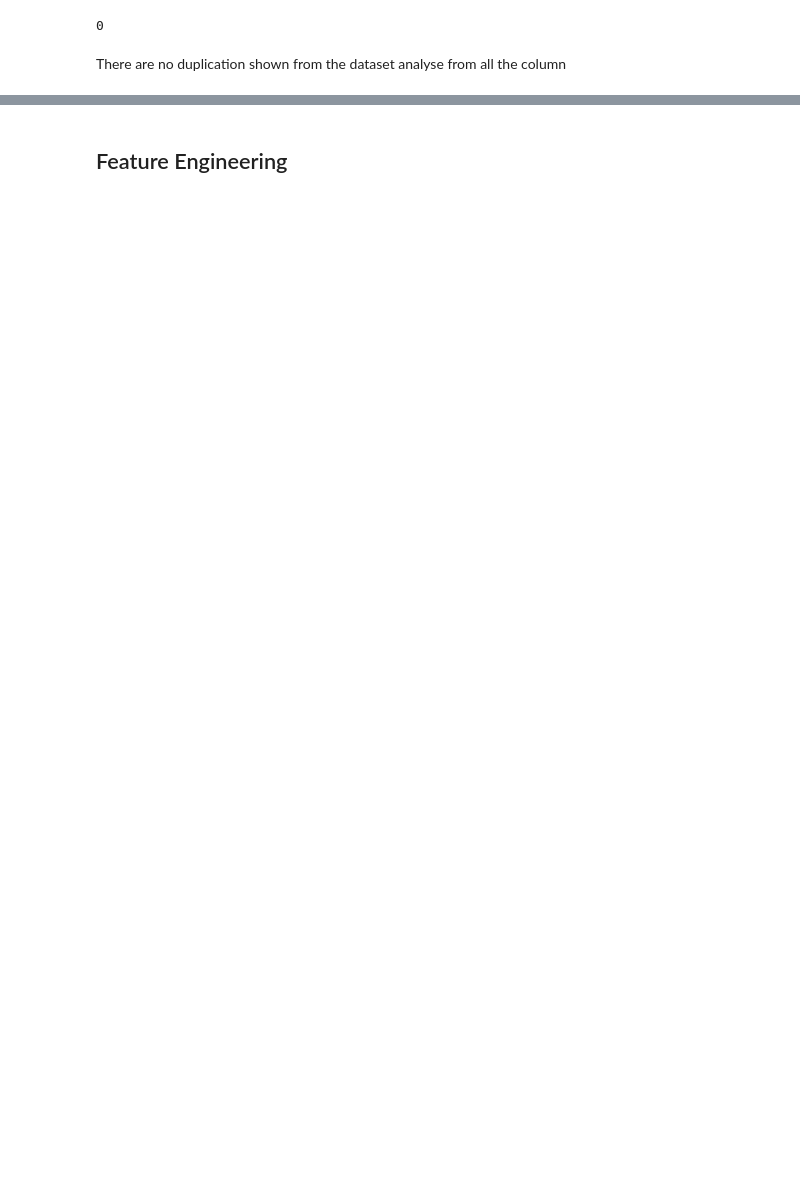
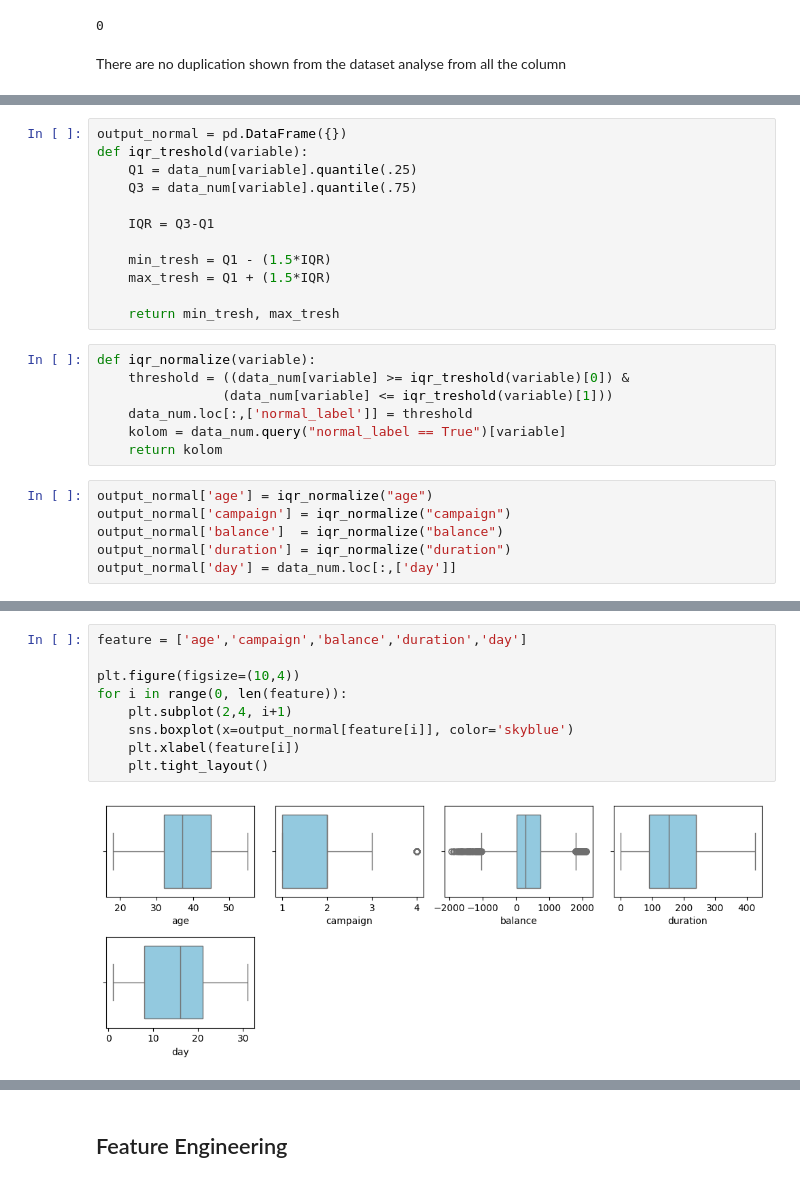
Before and after one commit to bagusatya08/Term-Deposit-Potential-Customer-Prediction, a Jupyter notebook: stage-2/pre-processing.ipynb, the cells around one changed output, grey strips where cells are left out. Cells and saved outputs as stored; diff of their text form; blank space fills up the shorter version.

```diff
--- a/stage-2/pre-processing.ipynb
+++ b/stage-2/pre-processing.ipynb
@@ -197,0 +165,25 @@ for i in range(0,len(feature)):
+# %%
+output_normal = pd.DataFrame({})
+def iqr_treshold(variable):
+    Q1 = data_num[variable].quantile(.25)
+    Q3 = data_num[variable].quantile(.75)
+
+    IQR = Q3-Q1
+
+    min_tresh = Q1 - (1.5*IQR)
+    max_tresh = Q1 + (1.5*IQR)
+
+    return min_tresh, max_tresh
+# %%
+def iqr_normalize(variable):
+    threshold = ((data_num[variable] >= iqr_treshold(variable)[0]) &
+                (data_num[variable] <= iqr_treshold(variable)[1]))
+    data_num.loc[:,['normal_label']] = threshold
+    kolom = data_num.query("normal_label == True")[variable]
+    return kolom
+# %%
+output_normal['age'] = iqr_normalize("age")
+output_normal['campaign'] = iqr_normalize("campaign")
+output_normal['balance']  = iqr_normalize("balance")
+output_normal['duration'] = iqr_normalize("duration")
+output_normal['day'] = data_num.loc[:,['day']]
@@ -197,0 +199,11 @@ for i in range(0,len(feature)):
+# %%
+feature = ['age','campaign','balance','duration','day']
+
+plt.figure(figsize=(10,4))
+for i in range(0, len(feature)):
+    plt.subplot(2,4, i+1)
+    sns.boxplot(x=output_normal[feature[i]], color='skyblue')
+    plt.xlabel(feature[i])
+    plt.tight_layout()
+# %% [output]
+[figure, added]
```
Also changed, not shown: parts of 47 cells of this notebook.
